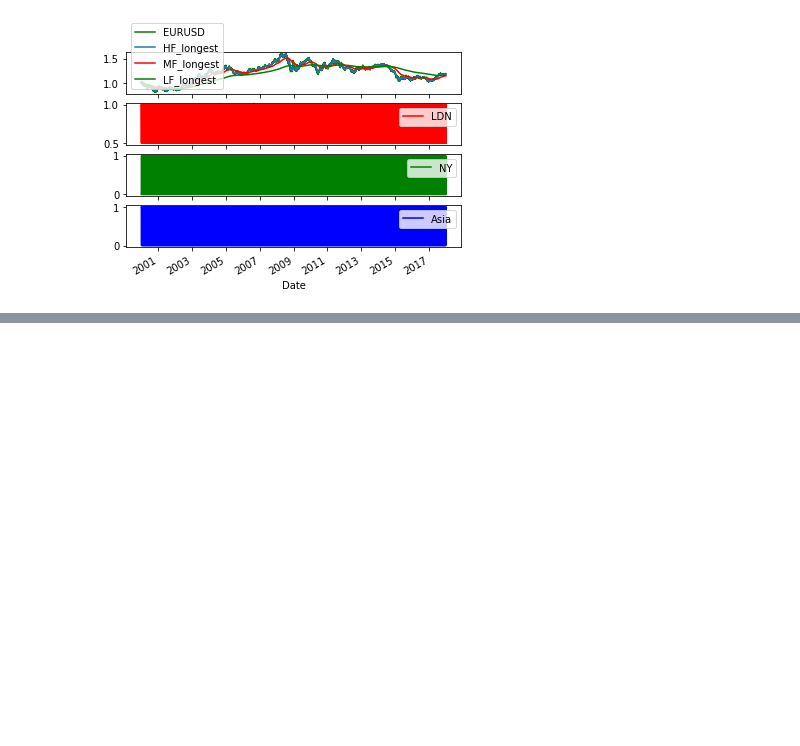
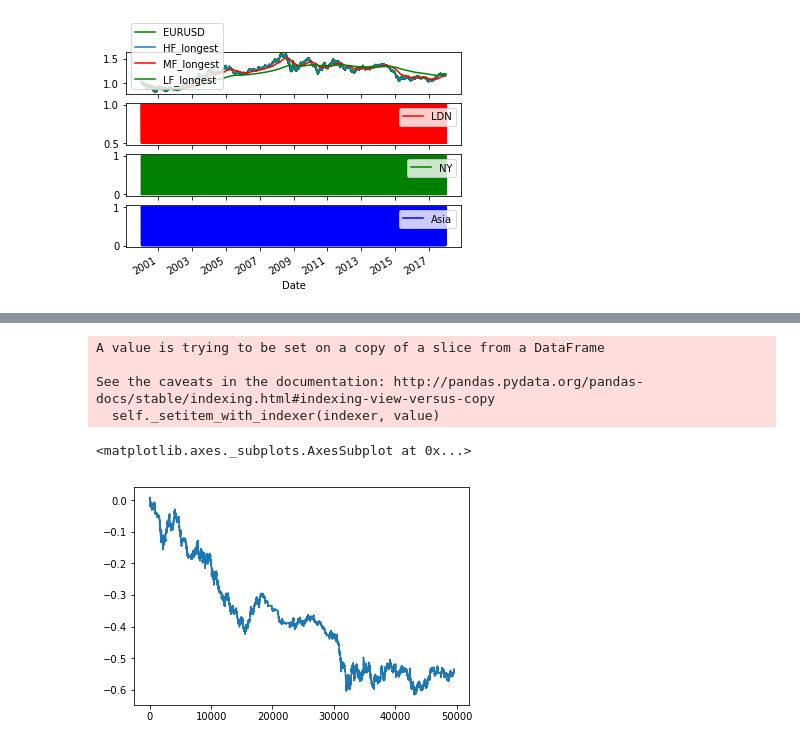
Before and after one commit to egill12/machine_learning, a Jupyter notebook: trend_features.ipynb, the cells around one changed output, grey strips where cells are left out. Saved outputs shown, nothing was run; the diff lists cells and outputs as text; code cells hidden in the pictures; blank space fills up the shorter version.

Commit message:
adding eurusd test signal arrtibution

```diff
--- a/trend_features.ipynb
+++ b/trend_features.ipynb
@@ -43,7 +43,6 @@ eurusd["logret"] = np.log(eurusd["EURUSD"]) - np.log(eurusd["EURUSD"].shift(1))
 # Standardising the daily rets and accumulating the standardised returns, or should we sum the % ret and standardise by its own history
 # is difference between different accumulated retusn horizons the same as the macd?
 # should we standardise by the 1 year forward vol?
-targetlkbk = 5
 short = 5
 medium = 15
 long = 55
@@ -104,3 +103,11 @@ eurusd['NY'].loc[(eurusd["timestamp"] >= datetime.time(13,0)) & (eurusd["timesta
 eurusd['NY'].loc[(eurusd["timestamp"] >= datetime.time(18,0)) & (eurusd["timestamp"] <= datetime.time(22,0))] = 1
 eurusd['Asia'].loc[(eurusd["timestamp"] >= datetime.time(23,0))] = 1
 eurusd['Asia'].loc[(eurusd["timestamp"] <= datetime.time(6,0))] = 1
+
+# Now adding the target vector
+targetlkbk = 24
+eurusd["target"] = eurusd['logret'].iloc[::-1].rolling(targetlkbk).sum().values[::-1]
+eurusd['target_binary'] = eurusd['target'].apply(np.sign)
+
+# forward return backtester
+# multiply the predicted trade by the return of 2 periods ahead (gives an hour signal lag)
@@ -160,0 +236,32 @@ print(eurusd[["Date", "Asia", 'LDN', "NY"]].head(50))
+# %%
+Y_predict = clf.predict_proba(X_test)
+#plt.hist(Y_predict)
+signal_thold = 0.52
+eurusd_test['sell'] = pd.Series(Y_predict[:,0])
+eurusd_test['hold'] = pd.Series(Y_predict[:,1])
+eurusd_test['buy'] = pd.Series(Y_predict[:,2])
+eurusd_test['signal'] = 0
+eurusd_test['signal'].loc[eurusd_test['sell'] > signal_thold ] = -1
+eurusd_test['signal'].loc[eurusd_test['buy'] > signal_thold ] = 1
+eurusd_test['return'] = eurusd_test['signal']*eurusd_test['logret'].shift(2)
+eurusd_test['cumul_return'] = eurusd_test['return'].cumsum()
+# %% [output]
+A value is trying to be set on a copy of a slice from a DataFrame
+
+See the caveats in the documentation: http://pandas.pydata.org/pandas-docs/stable/indexing.html#indexing-view-versus-copy
+  self._setitem_with_indexer(indexer, value)
+# %%
+eurusd_test['cumul_return'].plot()
+#pd.Series(Y_predict[:,0])
+#eurusd_test['sell']
+# to do add in the predicted signals to the test dataframe
+# calculate the returns of the strategy.
+# create randomly generated
+#eurusd_test = eurusd_test.reset_index(drop = True)
+#eurusd_test['sell']
+#x = pd.DataFrame(Y_predict, columns= ['Sell',"Hold", "Buy"])
+#print(x.tail(50))
+#eurusd_test['signal']
+# %% [output]
+<matplotlib.axes._subplots.AxesSubplot at 0x...>
+[figure, added]
```
Also changed, not shown: parts of 5 cells of this notebook, 1 other file.
